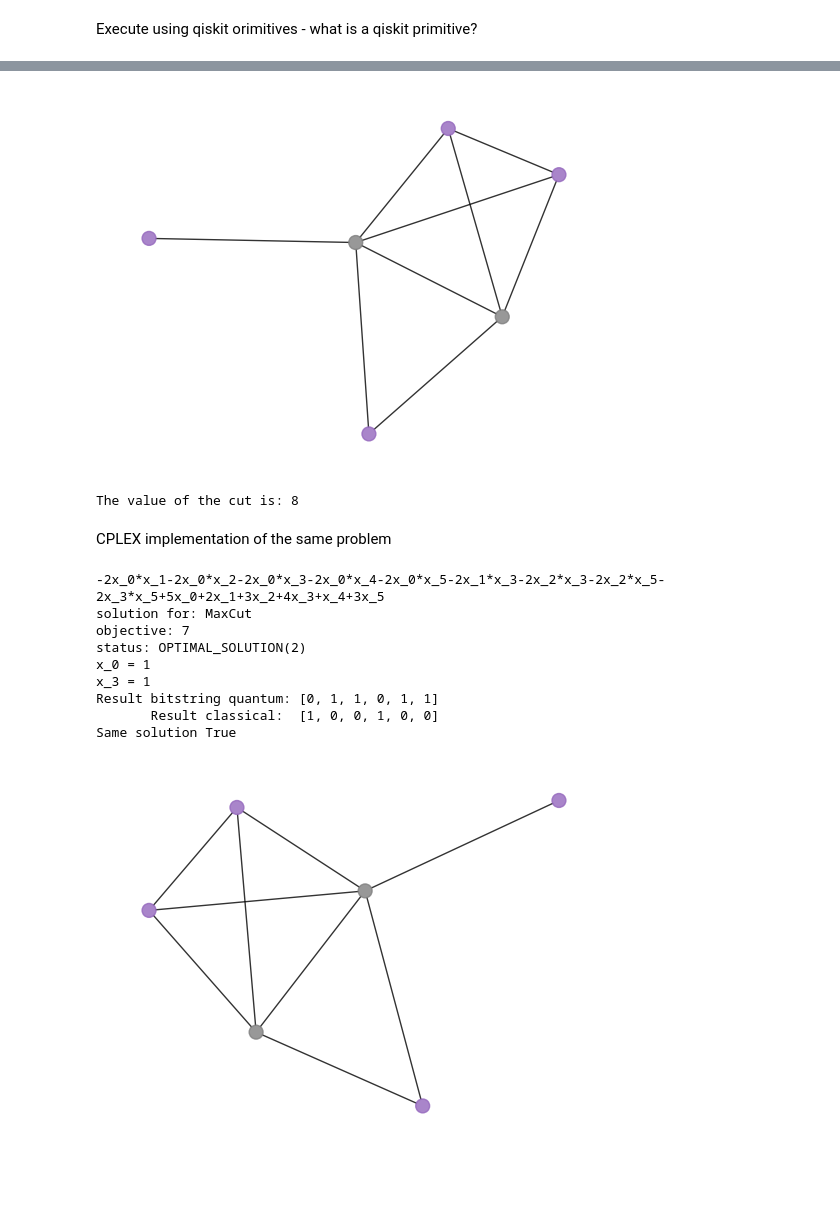
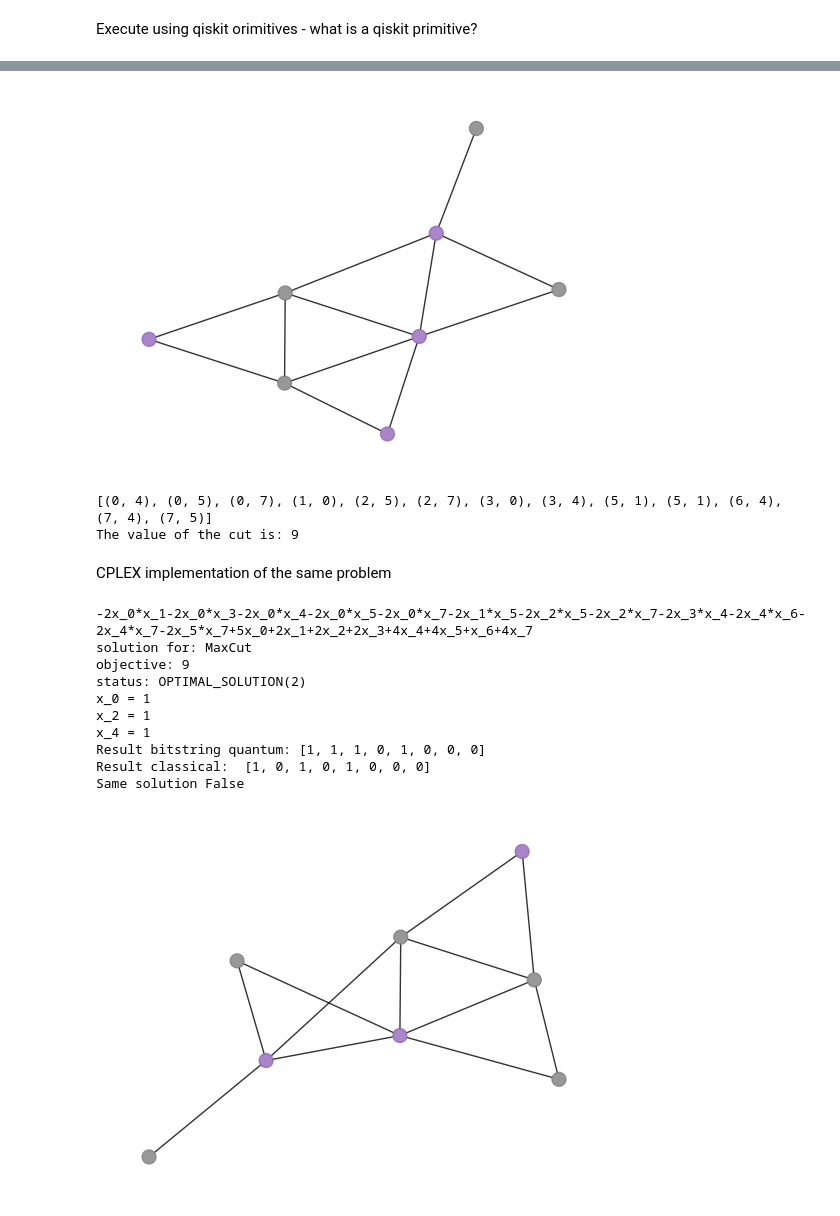
Before and after one commit to Smeidir/QAOA, a Jupyter notebook: MaxCutQaoa.ipynb, the cells around one changed output, grey strips where cells are left out. Saved outputs shown, nothing was run; the diff lists cells and outputs as text; code cells hidden in the pictures; blank space fills up the shorter version.

```diff
--- a/MaxCutQaoa.ipynb
+++ b/MaxCutQaoa.ipynb
@@ -6,9 +6,6 @@ import rustworkx as rx
 from rustworkx import is_connected
 from rustworkx.visualization import mpl_draw as draw_graph
 import numpy as np
-
-
-
 
 
 def make_default_graph(nodes = 4):
@@ -29,7 +26,7 @@ def make_random_graph(nodes = 5):
     edge_list= [(random.randint(0,nodes-1),random.randint(0,nodes-1),1) for _ in range(2*nodes)]
 
     edge_list = [edge for edge in edge_list if (edge[1],edge[0],1.0) not in edge_list] #remove dupes
-
+#TODO: lage det til et set
 
     graph.add_edges_from(edge_list)
 
@@ -43,7 +40,7 @@ def make_random_graph(nodes = 5):
 
     return graph
 
-num_qubits =6
+num_qubits =8
 depth = 3
 graph = make_random_graph(num_qubits)
 
@@ -101,8 +100,8 @@ from qiskit.transpiler.preset_passmanagers import generate_preset_pass_manager
 
 backend = GenericBackendV2(num_qubits=num_qubits)
 
-pm = generate_preset_pass_manager(optimization_level=2,backend=backend)
+pm = generate_preset_pass_manager(optimization_level=0,backend=backend)
 
 candidate_circuit = pm.run(circuit)
 
-#candidate_circuit.draw('mpl', fold=False, idle_wires=False)
+candidate_circuit.draw('mpl', fold=False, idle_wires=False)
@@ -260,18 +276,19 @@ def plot_result(G, x):
 
 plot_result(graph, most_likely_bitstring)
 # %% [output]
-[figure, old version]
+[figure, new version]
 # %%
 from typing import Sequence
 def evaluate_sample(x: Sequence[int], graph: rx.PyGraph) -> float:
     assert len(x) == len(list(graph.nodes())), "The length of x must coincide with the number of nodes in the graph."
-    return sum(x[u] * (1 - x[v]) + x[v] * (1 - x[u]) for u, v in list(graph.edge_list()))
+    return sum(x[u] * (1 - x[v]) + x[v] * (1 - x[u]) for u, v in set(graph.edge_list()))
 
 
 cut_value= evaluate_sample(most_likely_bitstring, graph)
 print('The value of the cut is:', cut_value)
 # %% [output]
-The value of the cut is: 8
+[(0, 4), (0, 5), (0, 7), (1, 0), (2, 5), (2, 7), (3, 0), (3, 4), (5, 1), (5, 1), (6, 4), (7, 4), (7, 5)]
+The value of the cut is: 9
 # %% [markdown]
 CPLEX implementation of the same problem
 # %%
@@ -287,41 +304,42 @@ variables = mdl.binary_var_list(len(graph), name='x')
 
 objective = 0
 
-for i,var in enumerate(variables):
+for i,var in enumerate(variables): #hvorfor går jeg ikke bare gjennom edges??
     for j,var2 in enumerate(variables):
         if i != j and i> j:
             try:
                 graph.get_edge_data(i,j)
                 objective += var + var2 - 2*var*var2
             except NoEdgeBetweenNodes:
                 pass
 
 print(objective)
 mdl.maximize(objective)
 
 solution = mdl.solve()
 
 
 solution.display()
 
 print("Result bitstring quantum:", most_likely_bitstring)
 
 bitstring = [int(var.solution_value) for var in variables]
 print("Result classical: ", bitstring)
 
 bools = [a==b for a,b in zip(bitstring,most_likely_bitstring)]
 bools_reversed =[a!=b for a,b in zip(bitstring,most_likely_bitstring)]
-plot_result(graph, most_likely_bitstring)
+plot_result(graph, bitstring)
 
 print("Same solution", all(bools) or all(bools_reversed)) #same cut but different partitions
 # %% [output]
--2x_0*x_1-2x_0*x_2-2x_0*x_3-2x_0*x_4-2x_0*x_5-2x_1*x_3-2x_2*x_3-2x_2*x_5-2x_3*x_5+5x_0+2x_1+3x_2+4x_3+x_4+3x_5
+-2x_0*x_1-2x_0*x_3-2x_0*x_4-2x_0*x_5-2x_0*x_7-2x_1*x_5-2x_2*x_5-2x_2*x_7-2x_3*x_4-2x_4*x_6-2x_4*x_7-2x_5*x_7+5x_0+2x_1+2x_2+2x_3+4x_4+4x_5+x_6+4x_7
 solution for: MaxCut
-objective: 7
+objective: 9
 status: OPTIMAL_SOLUTION(2)
 x_0 = 1
-x_3 = 1
-Result bitstring quantum: [0, 1, 1, 0, 1, 1]
-       Result classical:  [1, 0, 0, 1, 0, 0]
-Same solution True
+x_2 = 1
+x_4 = 1
+Result bitstring quantum: [1, 1, 1, 0, 1, 0, 0, 0]
+Result classical:  [1, 0, 1, 0, 1, 0, 0, 0]
+Same solution False
-[figure, old version]
+[figure, new version]
```
Also changed, not shown: parts of 17 cells of this notebook, 6 other files.
